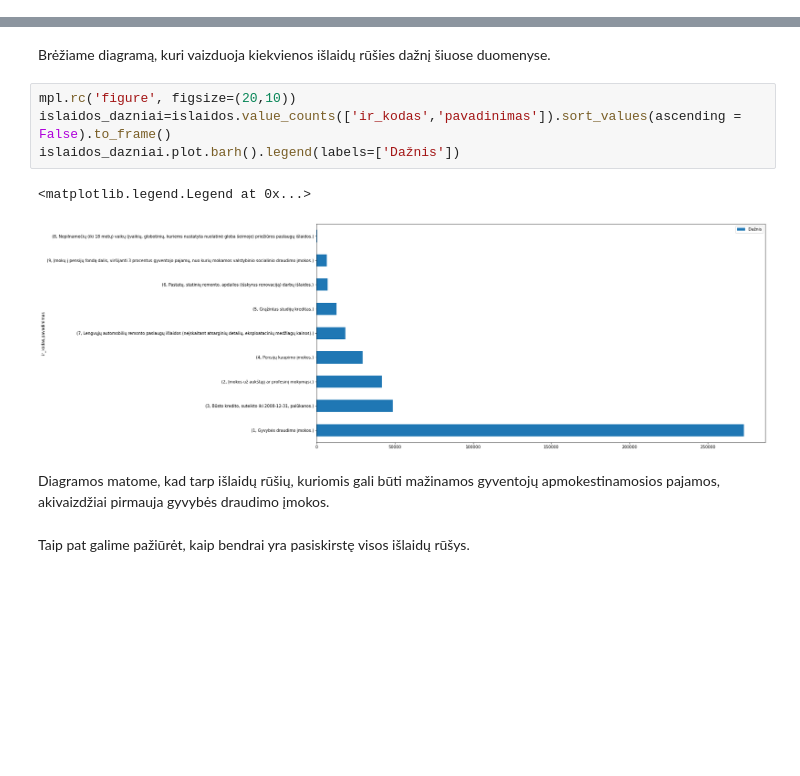
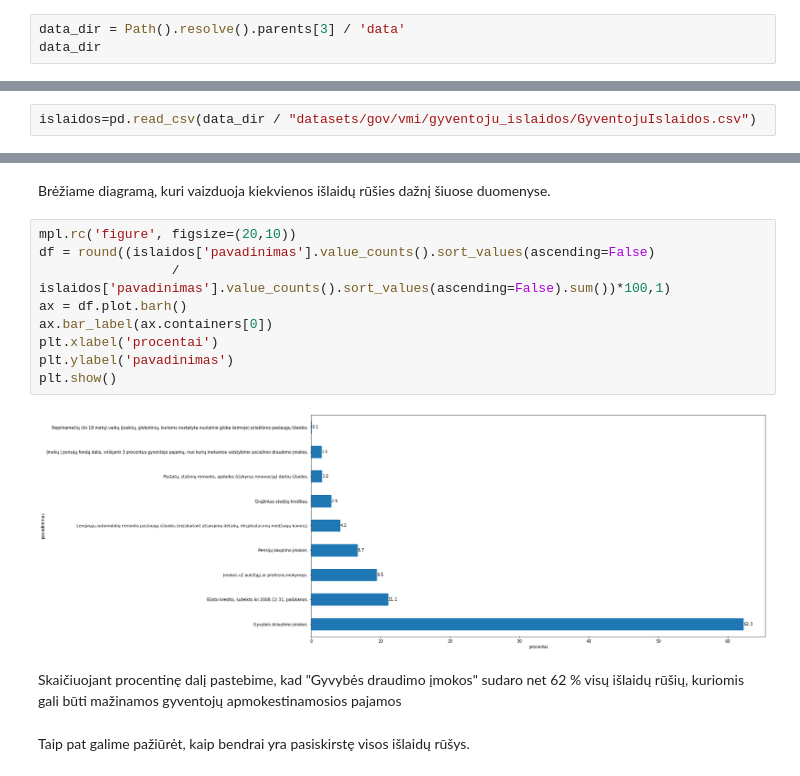
Before and after one commit to atviriduomenys/notebooks, a Jupyter notebook: datasets/gov/vmi/gyventoju_islaidos/vmi.ipynb, the cells around one changed output, grey strips where cells are left out. Saved outputs shown, nothing was run; the diff lists cells and outputs as text; blank space fills up the shorter version.

```diff
--- a/datasets/gov/vmi/gyventoju_islaidos/vmi.ipynb
+++ b/datasets/gov/vmi/gyventoju_islaidos/vmi.ipynb
@@ -23,0 +22,3 @@ islaidos=pd.read_csv("data/datasets/gov/vmi/gyventoju_islaidos/GyventojuIslaidos
+# %%
+data_dir = Path().resolve().parents[3] / 'data'
+data_dir
@@ -23,0 +27,2 @@ islaidos=pd.read_csv("data/datasets/gov/vmi/gyventoju_islaidos/GyventojuIslaidos
+# %%
+islaidos=pd.read_csv(data_dir / "datasets/gov/vmi/gyventoju_islaidos/GyventojuIslaidos.csv")
@@ -75,13 +102,17 @@ dtype: int64
 Brėžiame diagramą, kuri vaizduoja kiekvienos išlaidų rūšies dažnį šiuose duomenyse.
 # %%
 mpl.rc('figure', figsize=(20,10))
-islaidos_dazniai=islaidos.value_counts(['ir_kodas','pavadinimas']).sort_values(ascending = False).to_frame()
-islaidos_dazniai.plot.barh().legend(labels=['Dažnis'])
+df = round((islaidos['pavadinimas'].value_counts().sort_values(ascending=False)
+                 / islaidos['pavadinimas'].value_counts().sort_values(ascending=False).sum())*100,1)
+ax = df.plot.barh()
+ax.bar_label(ax.containers[0])
+plt.xlabel('procentai')
+plt.ylabel('pavadinimas')
+plt.show()
 # %% [output]
-<matplotlib.legend.Legend at 0x...>
-[figure, old version]
+[figure, new version]
-# %% [markdown]
-Diagramos matome, kad tarp išlaidų rūšių, kuriomis gali būti mažinamos gyventojų apmokestinamosios pajamos, akivaizdžiai pirmauja gyvybės draudimo įmokos.
+# %% [markdown]
+Skaičiuojant procentinę dalį pastebime, kad "Gyvybės draudimo įmokos" sudaro net 62 % visų išlaidų rūšių, kuriomis gali būti mažinamos gyventojų apmokestinamosios pajamos
 # %% [markdown]
 Taip pat galime pažiūrėt, kaip bendrai yra pasiskirstę visos išlaidų rūšys.
 # %%
```
Also changed, not shown: parts of 32 cells of this notebook, 1 other file.
